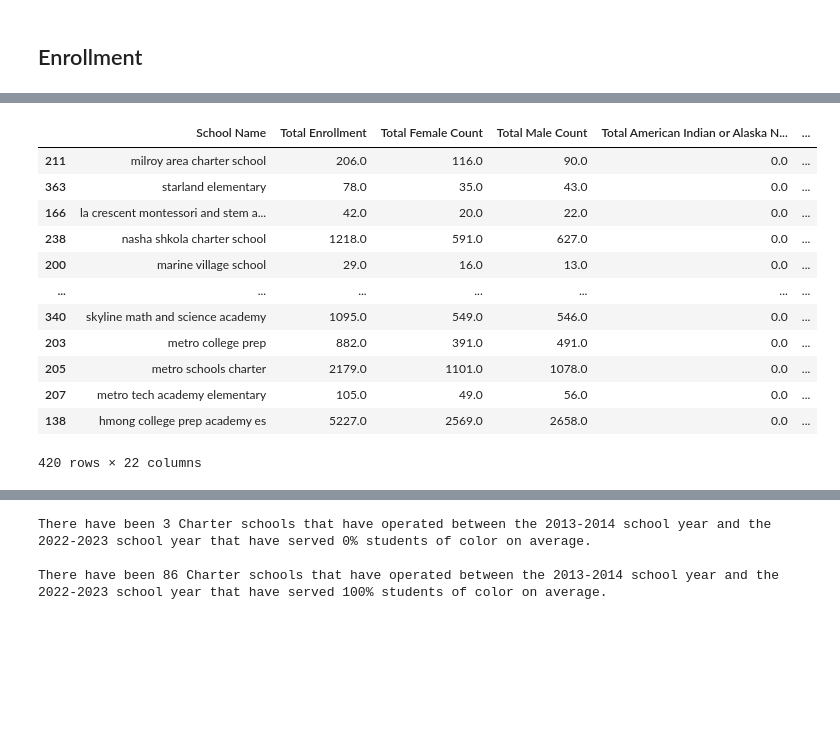
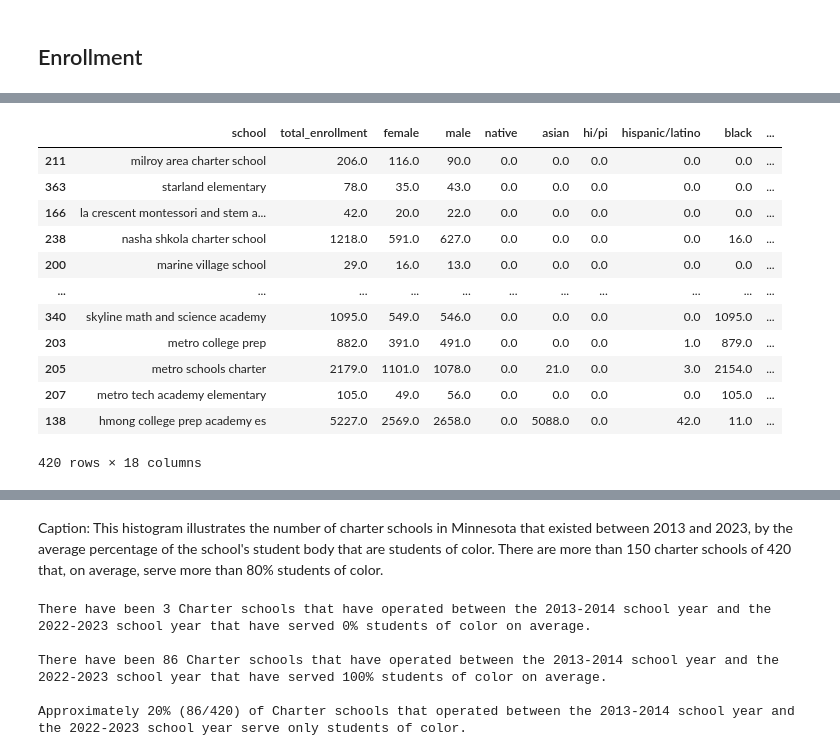
Before and after one commit to BrowynSherman/Sherman_DSTEP23_Final, a Jupyter notebook: Sherman_DSTEP_Final.ipynb, the cells around one changed output, grey strips where cells are left out. Cells and saved outputs as stored; diff of their text form; code cells hidden in the pictures; blank space fills up the shorter version.

```diff
--- a/Sherman_DSTEP_Final.ipynb
+++ b/Sherman_DSTEP_Final.ipynb
@@ -428,37 +521,38 @@ NameError: name 'MN_white' is not defined
 # %%
 # -- Look at range of the percentage of POC students served by charter schools
-# -- There will be more than 181 charter schools because schools have opened and closed over this timeframe
+    # --There will be more than 181 charter schools because schools have opened and/or closed during this timeframe
 
-# -- combine subsets into a single dataframe
-charter_schools = pd.concat([sy14_sub, sy15_sub, sy16_sub, sy17_sub, sy18_sub, sy19_sub, sy20_sub, sy21_sub, sy22_sub, sy23_sub])
+# -- combine results into a single dataframe
+all_charters=pd.concat([sy14_sub2, sy15_sub2, sy16_sub2, sy17_sub2, sy18_sub2, sy19_sub2, sy20_sub2, sy21_sub2, sy22_sub2, sy23_sub2], ignore_index=True)
+
 
 # -- convert school names to all lower case
-charter_schools['School Name'] = charter_schools['School Name'].str.lower()
+all_charters['school'] = all_charters['school'].str.lower()
 
 # -- group by school and sum
-cgrp=charter_schools.groupby("School Name").sum(numeric_only=True).reset_index()
+cgrp=all_charters.groupby("school").sum(numeric_only=True).reset_index()
 
 # -- Calculate % of white students served versus students of color
-cgrp['% of students who are white']=round(cgrp['Total White Count']/cgrp['Total Enrollment']* 100)
-cgrp ['% of students who are poc']=round(cgrp['Total Students of Color or American Indian Count']/cgrp['Total Enrollment']* 100)
+cgrp['% white']=round(cgrp['white']/cgrp['total_enrollment']* 100)
+cgrp ['% poc']=round(cgrp['poc']/cgrp['total_enrollment']* 100)
 
 # -- Sort values from lowest to highest
-charter_sorted= cgrp.sort_values("% of students who are poc")
-charter_sorted
+charter_sort= cgrp.sort_values("% poc")
+charter_sort
 # %% [output]
-|  | School Name | Total Enrollment | Total Female Count | Total Male Count | Total American Indian or Alaska N... | ... |
-| 211 | milroy area charter school | 206.0 | 116.0 | 90.0 | 0.0 | ... |
-| 363 | starland elementary | 78.0 | 35.0 | 43.0 | 0.0 | ... |
-| 166 | la crescent montessori and stem a... | 42.0 | 20.0 | 22.0 | 0.0 | ... |
-| 238 | nasha shkola charter school | 1218.0 | 591.0 | 627.0 | 0.0 | ... |
-| 200 | marine village school | 29.0 | 16.0 | 13.0 | 0.0 | ... |
-| ... | ... | ... | ... | ... | ... | ... |
-| 340 | skyline math and science academy | 1095.0 | 549.0 | 546.0 | 0.0 | ... |
-| 203 | metro college prep | 882.0 | 391.0 | 491.0 | 0.0 | ... |
-| 205 | metro schools charter | 2179.0 | 1101.0 | 1078.0 | 0.0 | ... |
-| 207 | metro tech academy elementary | 105.0 | 49.0 | 56.0 | 0.0 | ... |
-| 138 | hmong college prep academy es | 5227.0 | 2569.0 | 2658.0 | 0.0 | ... |
+|  | school | total_enrollment | female | male | native | asian | hi/pi | hispanic/latino | black | ... |
+| 211 | milroy area charter school | 206.0 | 116.0 | 90.0 | 0.0 | 0.0 | 0.0 | 0.0 | 0.0 | ... |
+| 363 | starland elementary | 78.0 | 35.0 | 43.0 | 0.0 | 0.0 | 0.0 | 0.0 | 0.0 | ... |
+| 166 | la crescent montessori and stem a... | 42.0 | 20.0 | 22.0 | 0.0 | 0.0 | 0.0 | 0.0 | 0.0 | ... |
+| 238 | nasha shkola charter school | 1218.0 | 591.0 | 627.0 | 0.0 | 0.0 | 0.0 | 0.0 | 16.0 | ... |
+| 200 | marine village school | 29.0 | 16.0 | 13.0 | 0.0 | 0.0 | 0.0 | 0.0 | 0.0 | ... |
+| ... | ... | ... | ... | ... | ... | ... | ... | ... | ... | ... |
+| 340 | skyline math and science academy | 1095.0 | 549.0 | 546.0 | 0.0 | 0.0 | 0.0 | 0.0 | 1095.0 | ... |
+| 203 | metro college prep | 882.0 | 391.0 | 491.0 | 0.0 | 0.0 | 0.0 | 1.0 | 879.0 | ... |
+| 205 | metro schools charter | 2179.0 | 1101.0 | 1078.0 | 0.0 | 21.0 | 0.0 | 3.0 | 2154.0 | ... |
+| 207 | metro tech academy elementary | 105.0 | 49.0 | 56.0 | 0.0 | 0.0 | 0.0 | 0.0 | 105.0 | ... |
+| 138 | hmong college prep academy es | 5227.0 | 2569.0 | 2658.0 | 0.0 | 5088.0 | 0.0 | 42.0 | 11.0 | ... |
-420 rows × 22 columns
+420 rows × 18 columns
 # %%
 # -- Plot histogram
 fig, ax = plt.subplots(figsize=(10, 7))
@@ -469,14 +563,20 @@ plt.show()
 # %% [output]
 [interactive output not drawn]
 [interactive output not drawn]
+# %% [markdown]
+Caption: This histogram illustrates the number of charter schools in Minnesota that existed between 2013 and 2023, by the average percentage of the school's student body that are students of color. There are more than 150 charter schools of 420 that, on average, serve more than 80% students of color.
 # %%
-sum_zeros = charter_sorted[charter_sorted['% of students who are poc'] == 0.0]['% of students who are poc'].count()
-sum_hundreds = charter_sorted[charter_sorted['% of students who are poc'] == 100.0]['% of students who are poc'].count()
+sum_zeros = charter_sort[charter_sort['% poc'] == 0.0]['% poc'].count()
+sum_hundreds = charter_sort[charter_sort['% poc'] == 100.0]['% poc'].count()
 
 print(f'There have been {sum_zeros} Charter schools that have operated between the 2013-2014 school year and the 2022-2023 school year that have served 0% students of color on average.')
 print('')
 print(f'There have been {sum_hundreds} Charter schools that have operated between the 2013-2014 school year and the 2022-2023 school year that have served 100% students of color on average.')
+print('')
+print('Approximately 20% (86/420) of Charter schools that operated between the 2013-2014 school year and the 2022-2023 school year serve only students of color.')
 # %% [output]
 There have been 3 Charter schools that have operated between the 2013-2014 school year and the 2022-2023 school year that have served 0% students of color on average.
 
 There have been 86 Charter schools that have operated between the 2013-2014 school year and the 2022-2023 school year that have served 100% students of color on average.
+
+Approximately 20% (86/420) of Charter schools that operated between the 2013-2014 school year and the 2022-2023 school year serve only students of color.
```
Also changed, not shown: parts of 38 cells of this notebook.
